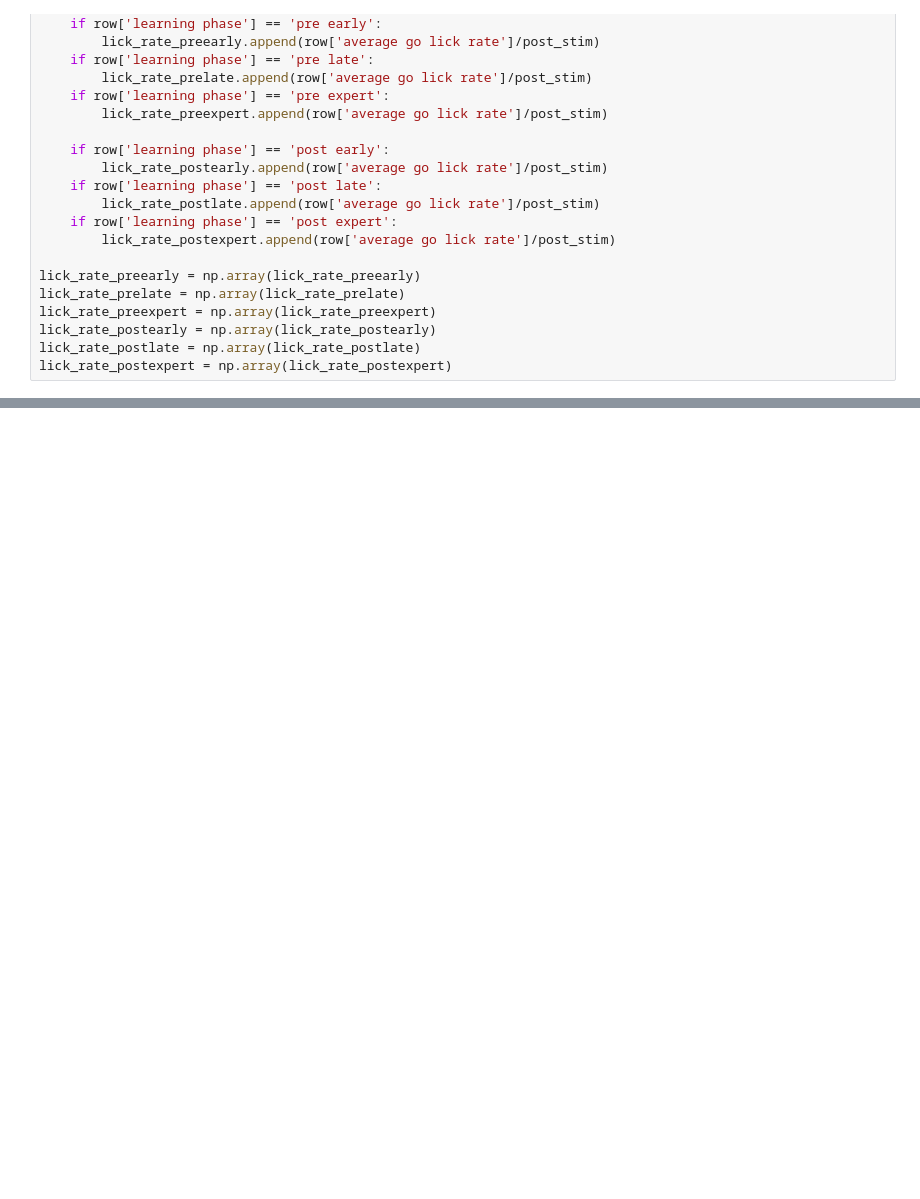
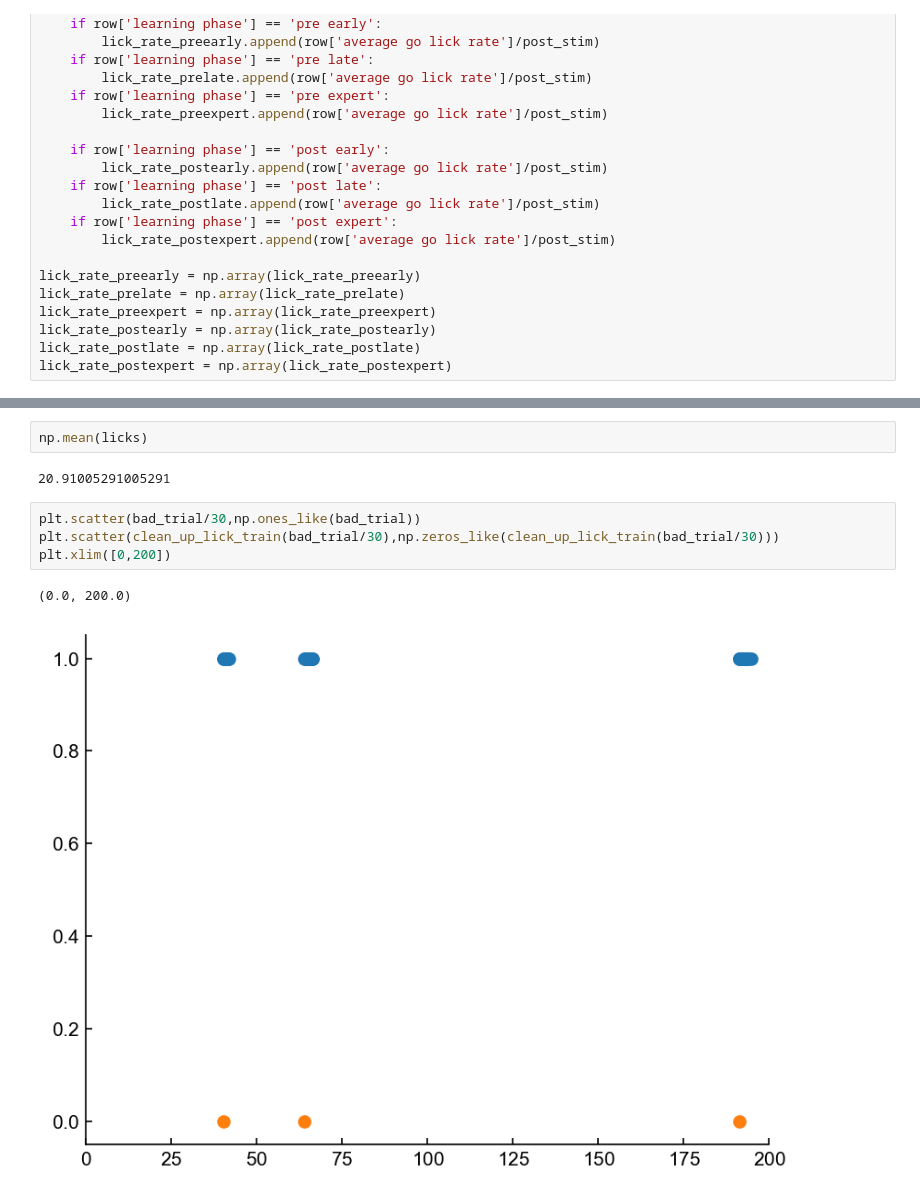
Before and after one commit to InsanallyLab/TothSidleck2024, a Jupyter notebook: Notebooks/Revisions/Lick Rate Over Learning.ipynb, the cells around one changed output, grey strips where cells are left out. Cells and saved outputs as stored; diff of their text form; blank space fills up the shorter version.

```diff
--- a/Notebooks/Revisions/Lick Rate Over Learning.ipynb
+++ b/Notebooks/Revisions/Lick Rate Over Learning.ipynb
@@ -652,0 +815,11 @@ post-early to post-expert: 0.8796977299778175
+# %%
+np.mean(licks)
+# %% [output]
+20.91005291005291
+# %%
+plt.scatter(bad_trial/30,np.ones_like(bad_trial))
+plt.scatter(clean_up_lick_train(bad_trial/30),np.zeros_like(clean_up_lick_train(bad_trial/30)))
+plt.xlim([0,200])
+# %% [output]
+(0.0, 200.0)
+[figure, added]
```
Also changed, not shown: parts of 21 cells of this notebook.
